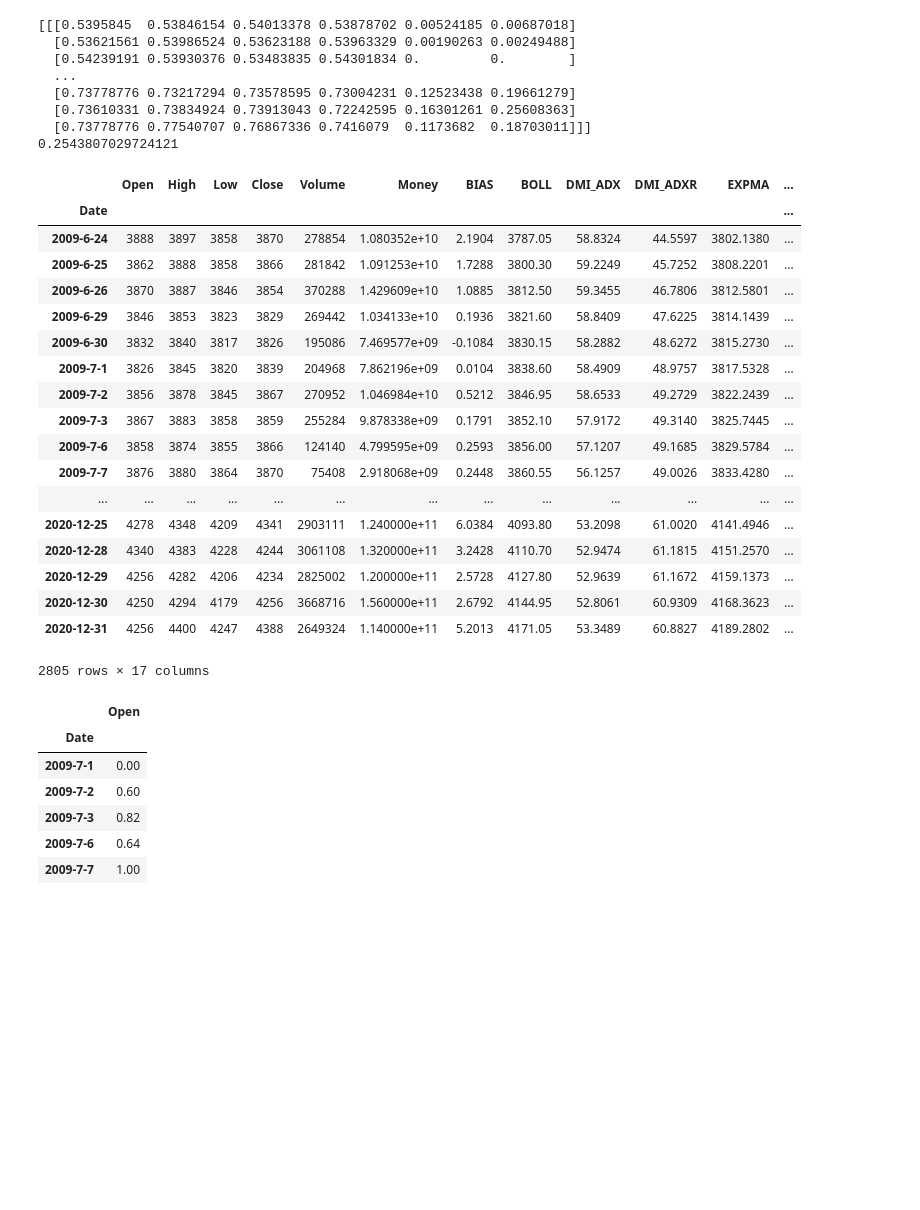
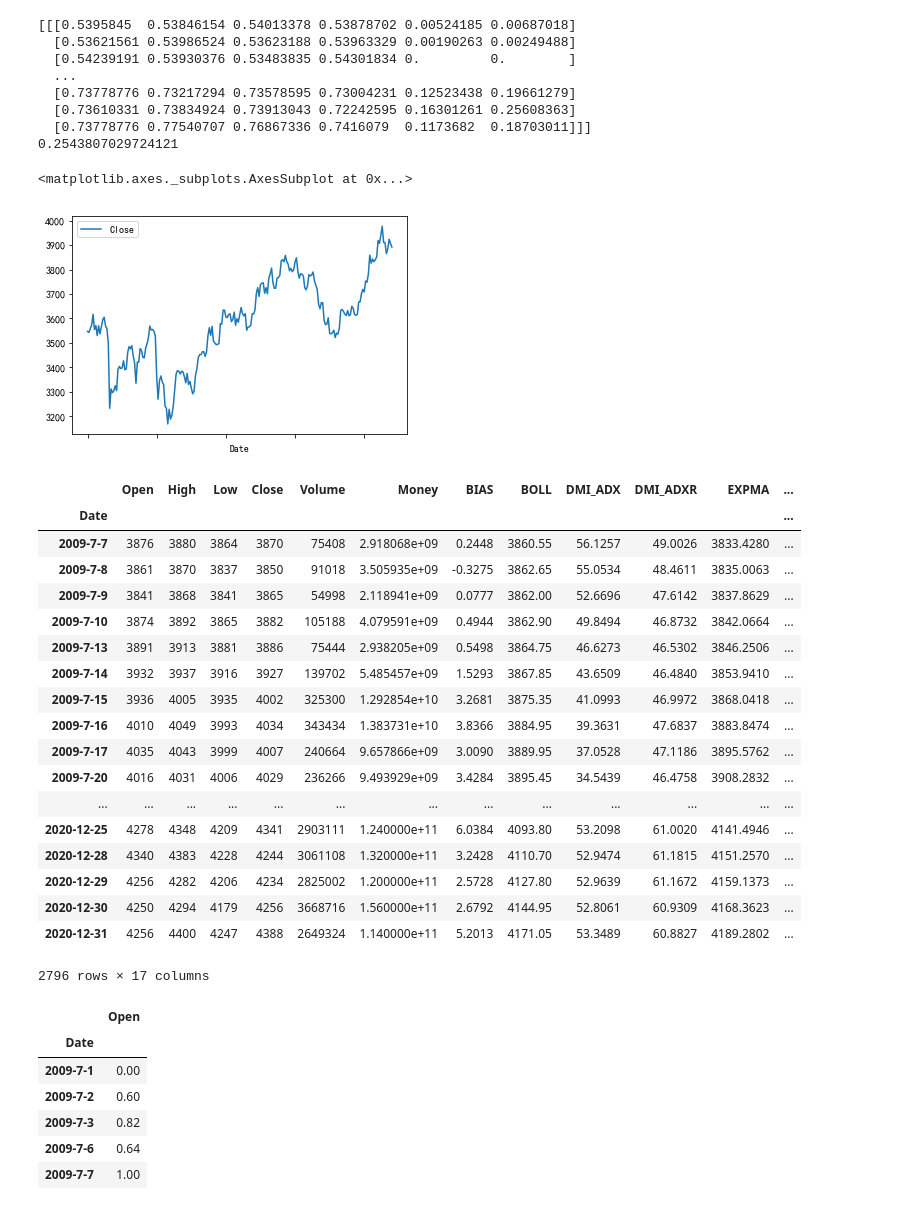
Before and after one commit to try1995/leetcode, a Jupyter notebook: LSTM-Neural-Network-for-Time-Series-Prediction/Untitled.ipynb, the cells around one changed output. Saved outputs shown, nothing was run; the diff lists cells and outputs as text; code cells hidden in the pictures; blank space fills up the shorter version.

```diff
--- a/LSTM-Neural-Network-for-Time-Series-Prediction/Untitled.ipynb
+++ b/LSTM-Neural-Network-for-Time-Series-Prediction/Untitled.ipynb
@@ -199,25 +214,8 @@ print(time()-start)
 0.2543807029724121
 # %%
 import numpy as np
-df = pd.read_csv("./data/RB.SHF.csv",header=3, index_col=0).dropna(how="any")
-df
+df = pd.read_csv("./data/RB.SHF.csv",header=3, index_col=0).loc["2020-01-02":"2020-12-01"]
+df.plot(y="Close")
 # %% [output]
-|  | Open | High | Low | Close | Volume | Money | BIAS | BOLL | DMI_ADX | DMI_ADXR | EXPMA | ... |
-| Date |  |  |  |  |  |  |  |  |  |  |  | ... |
-| 2009-6-24 | 3888 | 3897 | 3858 | 3870 | 278854 | 1.080352e+10 | 2.1904 | 3787.05 | 58.8324 | 44.5597 | 3802.1380 | ... |
-| 2009-6-25 | 3862 | 3888 | 3858 | 3866 | 281842 | 1.091253e+10 | 1.7288 | 3800.30 | 59.2249 | 45.7252 | 3808.2201 | ... |
-| 2009-6-26 | 3870 | 3887 | 3846 | 3854 | 370288 | 1.429609e+10 | 1.0885 | 3812.50 | 59.3455 | 46.7806 | 3812.5801 | ... |
-| 2009-6-29 | 3846 | 3853 | 3823 | 3829 | 269442 | 1.034133e+10 | 0.1936 | 3821.60 | 58.8409 | 47.6225 | 3814.1439 | ... |
-| 2009-6-30 | 3832 | 3840 | 3817 | 3826 | 195086 | 7.469577e+09 | -0.1084 | 3830.15 | 58.2882 | 48.6272 | 3815.2730 | ... |
-| 2009-7-1 | 3826 | 3845 | 3820 | 3839 | 204968 | 7.862196e+09 | 0.0104 | 3838.60 | 58.4909 | 48.9757 | 3817.5328 | ... |
-| 2009-7-2 | 3856 | 3878 | 3845 | 3867 | 270952 | 1.046984e+10 | 0.5212 | 3846.95 | 58.6533 | 49.2729 | 3822.2439 | ... |
-| 2009-7-3 | 3867 | 3883 | 3858 | 3859 | 255284 | 9.878338e+09 | 0.1791 | 3852.10 | 57.9172 | 49.3140 | 3825.7445 | ... |
-| 2009-7-6 | 3858 | 3874 | 3855 | 3866 | 124140 | 4.799595e+09 | 0.2593 | 3856.00 | 57.1207 | 49.1685 | 3829.5784 | ... |
-| 2009-7-7 | 3876 | 3880 | 3864 | 3870 | 75408 | 2.918068e+09 | 0.2448 | 3860.55 | 56.1257 | 49.0026 | 3833.4280 | ... |
-| ... | ... | ... | ... | ... | ... | ... | ... | ... | ... | ... | ... | ... |
-| 2020-12-25 | 4278 | 4348 | 4209 | 4341 | 2903111 | 1.240000e+11 | 6.0384 | 4093.80 | 53.2098 | 61.0020 | 4141.4946 | ... |
-| 2020-12-28 | 4340 | 4383 | 4228 | 4244 | 3061108 | 1.320000e+11 | 3.2428 | 4110.70 | 52.9474 | 61.1815 | 4151.2570 | ... |
-| 2020-12-29 | 4256 | 4282 | 4206 | 4234 | 2825002 | 1.200000e+11 | 2.5728 | 4127.80 | 52.9639 | 61.1672 | 4159.1373 | ... |
-| 2020-12-30 | 4250 | 4294 | 4179 | 4256 | 3668716 | 1.560000e+11 | 2.6792 | 4144.95 | 52.8061 | 60.9309 | 4168.3623 | ... |
-| 2020-12-31 | 4256 | 4400 | 4247 | 4388 | 2649324 | 1.140000e+11 | 5.2013 | 4171.05 | 53.3489 | 60.8827 | 4189.2802 | ... |
-2805 rows × 17 columns
+<matplotlib.axes._subplots.AxesSubplot at 0x...>
+[figure, added]
@@ -226,3 +222,25 @@ df.loc["2009-7-1":"2009-7-7"].get(["Open"]).apply(lambda x:(x-x.min())/(x.max()-
+# %%
+df.loc["2009-7-7":df.index[-1]]
+# %% [output]
+|  | Open | High | Low | Close | Volume | Money | BIAS | BOLL | DMI_ADX | DMI_ADXR | EXPMA | ... |
+| Date |  |  |  |  |  |  |  |  |  |  |  | ... |
+| 2009-7-7 | 3876 | 3880 | 3864 | 3870 | 75408 | 2.918068e+09 | 0.2448 | 3860.55 | 56.1257 | 49.0026 | 3833.4280 | ... |
+| 2009-7-8 | 3861 | 3870 | 3837 | 3850 | 91018 | 3.505935e+09 | -0.3275 | 3862.65 | 55.0534 | 48.4611 | 3835.0063 | ... |
+| 2009-7-9 | 3841 | 3868 | 3841 | 3865 | 54998 | 2.118941e+09 | 0.0777 | 3862.00 | 52.6696 | 47.6142 | 3837.8629 | ... |
+| 2009-7-10 | 3874 | 3892 | 3865 | 3882 | 105188 | 4.079591e+09 | 0.4944 | 3862.90 | 49.8494 | 46.8732 | 3842.0664 | ... |
+| 2009-7-13 | 3891 | 3913 | 3881 | 3886 | 75444 | 2.938205e+09 | 0.5498 | 3864.75 | 46.6273 | 46.5302 | 3846.2506 | ... |
+| 2009-7-14 | 3932 | 3937 | 3916 | 3927 | 139702 | 5.485457e+09 | 1.5293 | 3867.85 | 43.6509 | 46.4840 | 3853.9410 | ... |
+| 2009-7-15 | 3936 | 4005 | 3935 | 4002 | 325300 | 1.292854e+10 | 3.2681 | 3875.35 | 41.0993 | 46.9972 | 3868.0418 | ... |
+| 2009-7-16 | 4010 | 4049 | 3993 | 4034 | 343434 | 1.383731e+10 | 3.8366 | 3884.95 | 39.3631 | 47.6837 | 3883.8474 | ... |
+| 2009-7-17 | 4035 | 4043 | 3999 | 4007 | 240664 | 9.657866e+09 | 3.0090 | 3889.95 | 37.0528 | 47.1186 | 3895.5762 | ... |
+| 2009-7-20 | 4016 | 4031 | 4006 | 4029 | 236266 | 9.493929e+09 | 3.4284 | 3895.45 | 34.5439 | 46.4758 | 3908.2832 | ... |
+| ... | ... | ... | ... | ... | ... | ... | ... | ... | ... | ... | ... | ... |
+| 2020-12-25 | 4278 | 4348 | 4209 | 4341 | 2903111 | 1.240000e+11 | 6.0384 | 4093.80 | 53.2098 | 61.0020 | 4141.4946 | ... |
+| 2020-12-28 | 4340 | 4383 | 4228 | 4244 | 3061108 | 1.320000e+11 | 3.2428 | 4110.70 | 52.9474 | 61.1815 | 4151.2570 | ... |
+| 2020-12-29 | 4256 | 4282 | 4206 | 4234 | 2825002 | 1.200000e+11 | 2.5728 | 4127.80 | 52.9639 | 61.1672 | 4159.1373 | ... |
+| 2020-12-30 | 4250 | 4294 | 4179 | 4256 | 3668716 | 1.560000e+11 | 2.6792 | 4144.95 | 52.8061 | 60.9309 | 4168.3623 | ... |
+| 2020-12-31 | 4256 | 4400 | 4247 | 4388 | 2649324 | 1.140000e+11 | 5.2013 | 4171.05 | 53.3489 | 60.8827 | 4189.2802 | ... |
+2796 rows × 17 columns
 # %%
 # %% [output]
 |  | Open |
```
Also changed, not shown: parts of 8 cells of this notebook, 45 other files.
